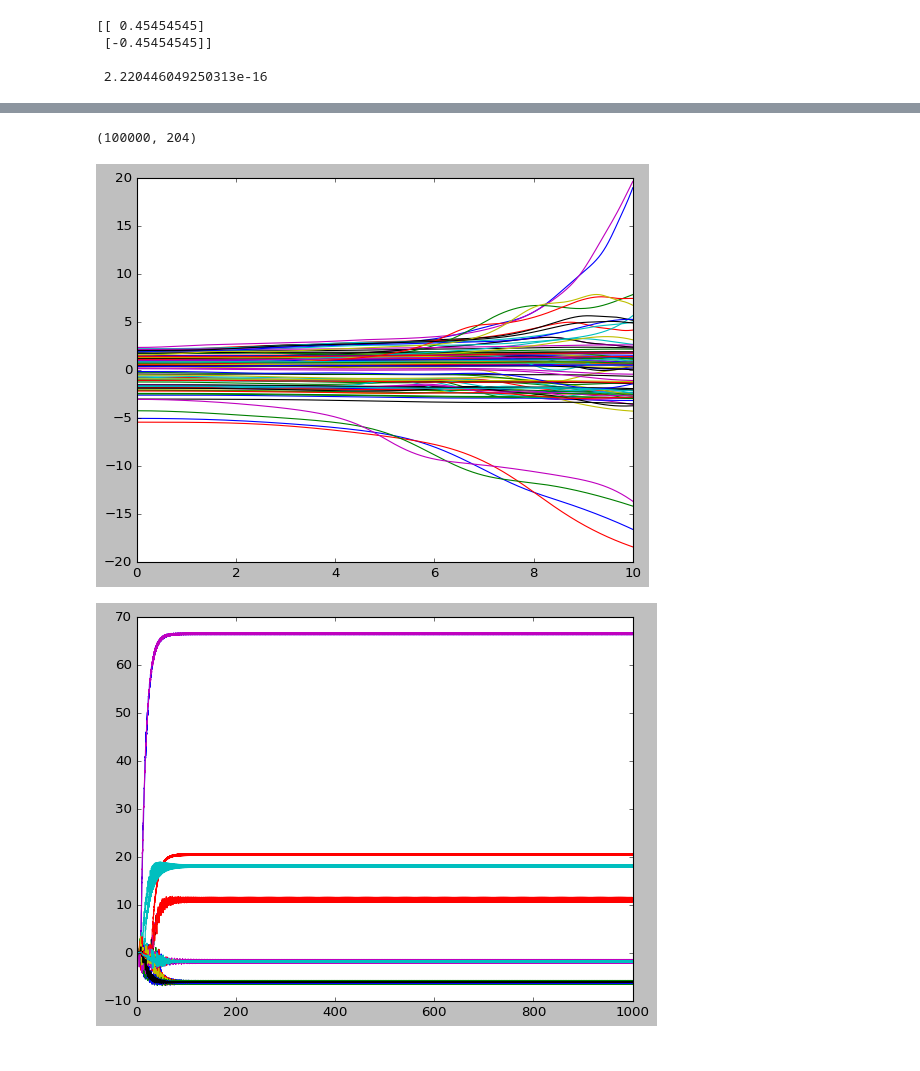
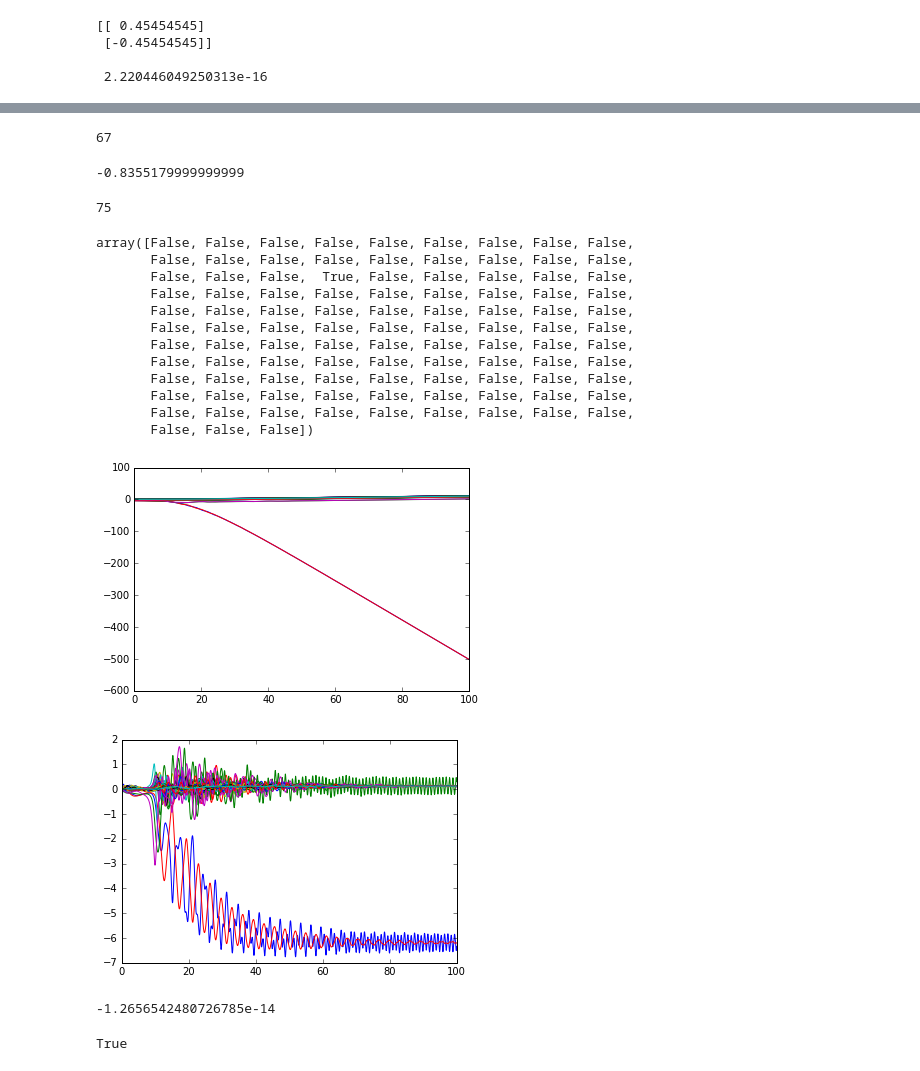
Before and after one commit to ccgalindog/Kuramoto_Model, a Jupyter notebook: kuramoto_eqs.ipynb, the cells around one changed output, grey strips where cells are left out. Cells and saved outputs as stored; diff of their text form; code cells hidden in the pictures.

Commit message:
fixed col params

```diff
--- a/kuramoto_eqs.ipynb
+++ b/kuramoto_eqs.ipynb
@@ -346,7 +346,12 @@ def synch_condition( G, K, w ):
     max_diff = np.linalg.norm( np.matmul( B.T, theta_ss.T ), np.inf )
     return theta_ss, max_diff
 # %%
-K = np.loadtxt( 'params_COL/K_Colombia_pu.txt' )
+K = 1.3*np.loadtxt( 'params_COL/K_Colombia_pu.txt' )
 P = np.loadtxt( 'params_COL/P_Colombia_pu.txt' )
 #Alf = np.loadtxt( 'params_COL/alf_Colombia_pu.txt' )
 Alf = 0.1*np.ones( P.shape )
+Graph_net = nx.from_numpy_matrixb
+print(nx.is_connected( Graph_net ))
+theta_ss, max_diff = synch_condition( Graph_net, K, P )
+
+print(theta_ss, '\n \n', max_diff)
@@ -384,21 +410,47 @@ y0 = y0[0]
+# %%
+np.argmin(P)
+# %% [output]
+67
+# %%
+np.min(P)
+# %% [output]
+-0.8355179999999999
+# %%
+102 - np.sum(P > 0)
+# %% [output]
+75
+# %%
+K.diagonal() != 0
+# %% [output]
+array([False, False, False, False, False, False, False, False, False,
+       False, False, False, False, False, False, False, False, False,
+       False, False, False,  True, False, False, False, False, False,
+       False, False, False, False, False, False, False, False, False,
+       False, False, False, False, False, False, False, False, False,
+       False, False, False, False, False, False, False, False, False,
+       False, False, False, False, False, False, False, False, False,
+       False, False, False, False, False, False, False, False, False,
+       False, False, False, False, False, False, False, False, False,
+       False, False, False, False, False, False, False, False, False,
+       False, False, False, False, False, False, False, False, False,
+       False, False, False])
 # %%
-points_max = 100000
-t = np.linspace(0, 1000, points_max)
+points_max = 10000
+t = np.linspace(0, 100, points_max)
 
 x0 = np.concatenate((theta_ss, 0*theta_ss), axis=1).T
+y0 = x0.flatten()
+y0 = y0.tolist()
+y0 = y0[0]
 states = odeint( kuramoto_2nd_order, y0, t, args=(P, K, Alf) )
-# %%
-states.shape
-# %% [output]
-(100000, 204)
 # %%
 plt.figure
 plt.plot(t, states[:,0:102])
-plt.xlim([0,10])
-plt.ylim([-20,20])
+#plt.xlim([0,10])
+#plt.ylim([-20,20])
 plt.show()
 # %% [output]
-[figure, old version]
+[figure, new version]
 # %%
 plt.figure
 plt.plot(t, states[:,102:])
@@ -406,4 +458,8 @@ plt.plot(t, states[:,102:])
 #plt.ylim([-20,20])
 plt.show()
 # %% [output]
-[figure, old version]
+[figure, new version]
+# %%
+np.sum(P)
+# %% [output]
+-1.2656542480726785e-14
@@ -409,0 +469,4 @@ plt.show()
+# %%
+check_symmetric(K)
+# %% [output]
+True
```
Also changed, not shown: parts of 10 cells of this notebook, 5 other files.
